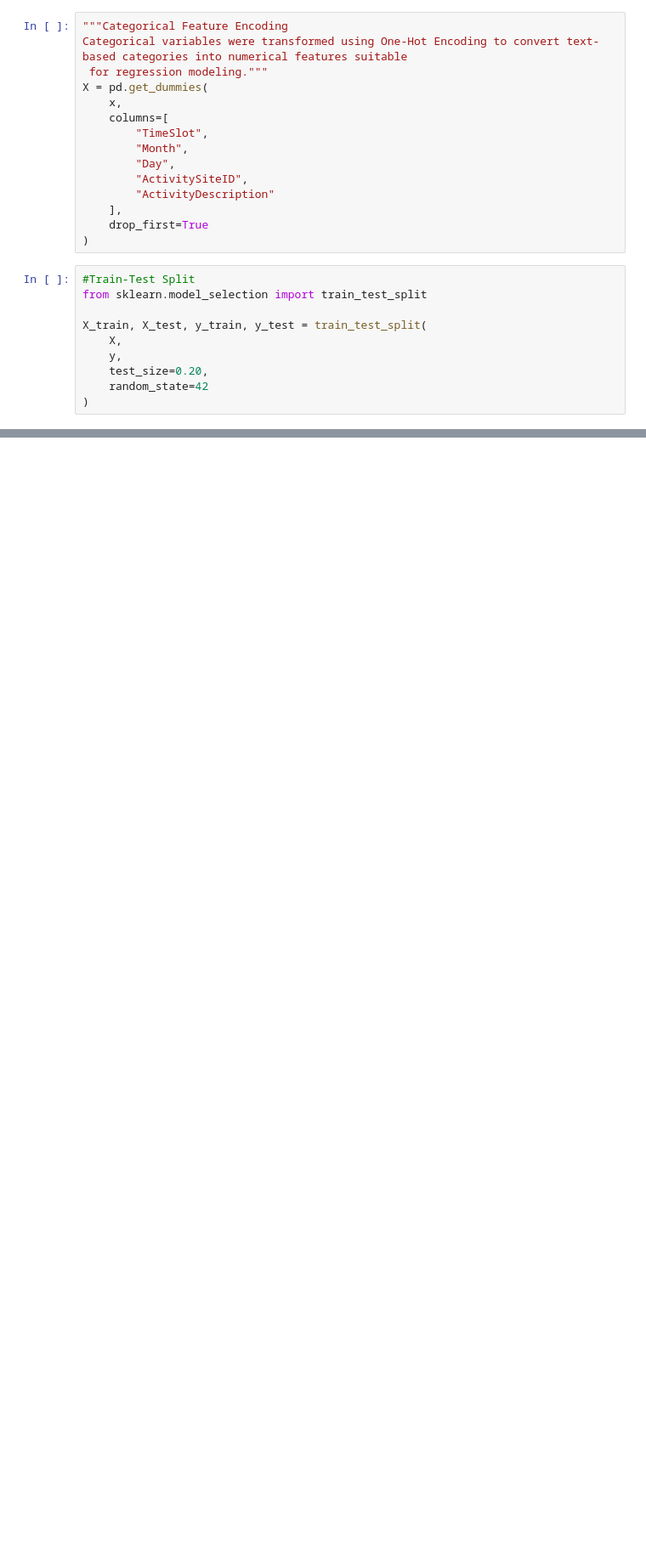
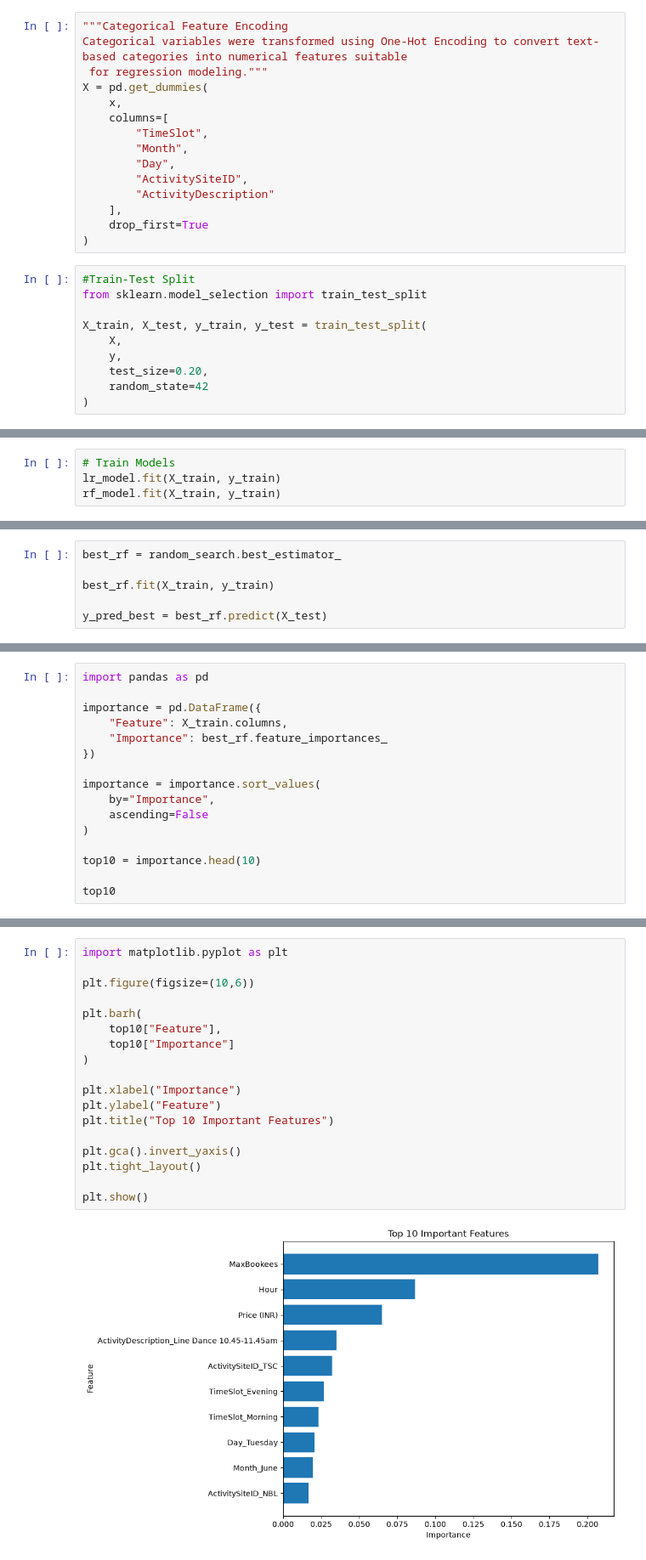
Before and after one commit to mulejivan61-oss/Dynamic-pricing-strategies-for-fitness-classes, a Jupyter notebook: 03_Price_Elasticity.ipynb, the cells around one changed output, grey strips where cells are left out. Shown at 85% size. Cells and saved outputs as stored; diff of their text form; blank space fills up the shorter version.

Commit message:
Added dynamic pricing ML models and forecasting analysis

```diff
--- a/03_Price_Elasticity.ipynb
+++ b/03_Price_Elasticity.ipynb
@@ -158,0 +122,4 @@ plt.show()
+# %%
+# Train Models
+lr_model.fit(X_train, y_train)
+rf_model.fit(X_train, y_train)
@@ -158,0 +273,6 @@ plt.show()
+# %%
+best_rf = random_search.best_estimator_
+
+best_rf.fit(X_train, y_train)
+
+y_pred_best = best_rf.predict(X_test)
@@ -158,0 +295,16 @@ plt.show()
+# %%
+import pandas as pd
+
+importance = pd.DataFrame({
+    "Feature": X_train.columns,
+    "Importance": best_rf.feature_importances_
+})
+
+importance = importance.sort_values(
+    by="Importance",
+    ascending=False
+)
+
+top10 = importance.head(10)
+
+top10
@@ -158,0 +323,20 @@ plt.show()
+# %%
+import matplotlib.pyplot as plt
+
+plt.figure(figsize=(10,6))
+
+plt.barh(
+    top10["Feature"],
+    top10["Importance"]
+)
+
+plt.xlabel("Importance")
+plt.ylabel("Feature")
+plt.title("Top 10 Important Features")
+
+plt.gca().invert_yaxis()
+plt.tight_layout()
+
+plt.show()
+# %% [output]
+[figure, added]
```
Also changed, not shown: parts of 33 cells of this notebook, 5 other files.
